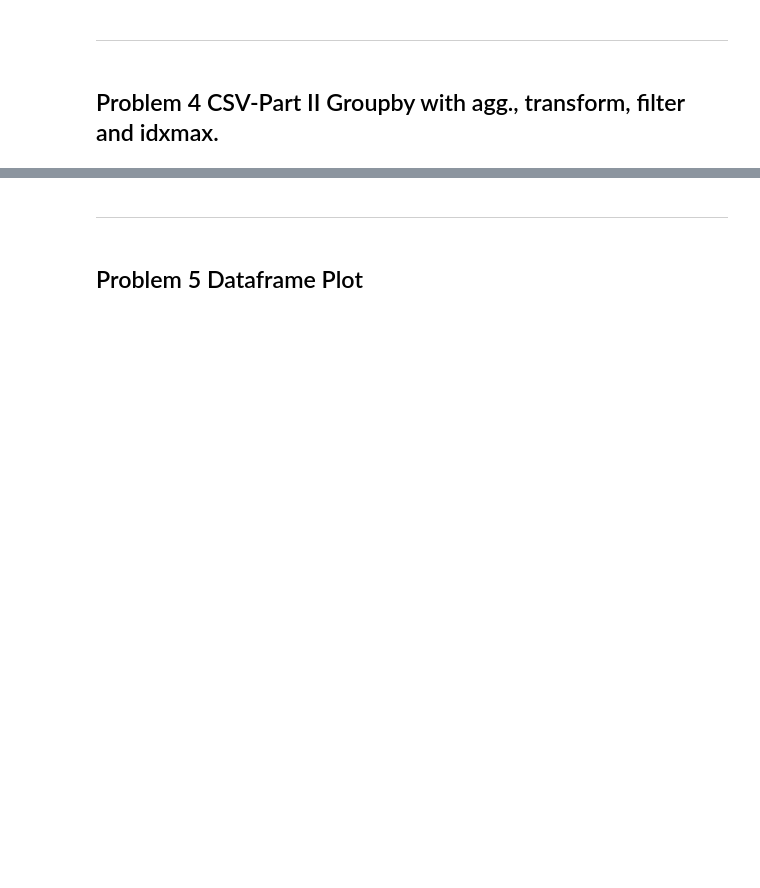
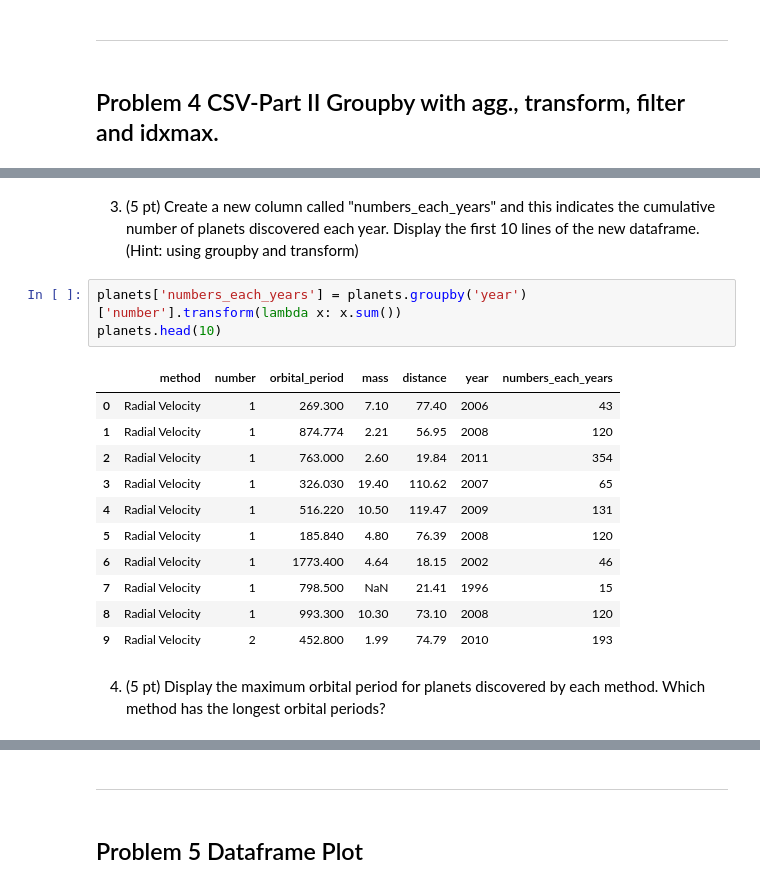
Before and after one commit to baconarray/DS5010_HW5, a Jupyter notebook: beaulieu_hw5.ipynb, the cells around one changed output, grey strips where cells are left out. Cells and saved outputs as stored; diff of their text form; blank space fills up the shorter version.

```diff
--- a/beaulieu_hw5.ipynb
+++ b/beaulieu_hw5.ipynb
@@ -87,0 +247,20 @@ Using the same csv file (planets.csv) in problem 3 to solve the following questi
+# %% [markdown]
+3. (5 pt) Create a new column called "numbers_each_years" and this indicates the cumulative number of planets discovered each year. Display the first 10 lines of the new dataframe. \
+(Hint: using groupby and transform)
+# %%
+planets['numbers_each_years'] = planets.groupby('year')['number'].transform(lambda x: x.sum())
+planets.head(10)
+# %% [output]
+|  | method | number | orbital_period | mass | distance | year | numbers_each_years |
+| 0 | Radial Velocity | 1 | 269.300 | 7.10 | 77.40 | 2006 | 43 |
+| 1 | Radial Velocity | 1 | 874.774 | 2.21 | 56.95 | 2008 | 120 |
+| 2 | Radial Velocity | 1 | 763.000 | 2.60 | 19.84 | 2011 | 354 |
+| 3 | Radial Velocity | 1 | 326.030 | 19.40 | 110.62 | 2007 | 65 |
+| 4 | Radial Velocity | 1 | 516.220 | 10.50 | 119.47 | 2009 | 131 |
+| 5 | Radial Velocity | 1 | 185.840 | 4.80 | 76.39 | 2008 | 120 |
+| 6 | Radial Velocity | 1 | 1773.400 | 4.64 | 18.15 | 2002 | 46 |
+| 7 | Radial Velocity | 1 | 798.500 | NaN | 21.41 | 1996 | 15 |
+| 8 | Radial Velocity | 1 | 993.300 | 10.30 | 73.10 | 2008 | 120 |
+| 9 | Radial Velocity | 2 | 452.800 | 1.99 | 74.79 | 2010 | 193 |
+# %% [markdown]
+4. (5 pt) Display the maximum orbital period for planets discovered by each method. Which method has the longest orbital periods?
```
Also changed, not shown: parts of 40 cells of this notebook, 1 other file.
